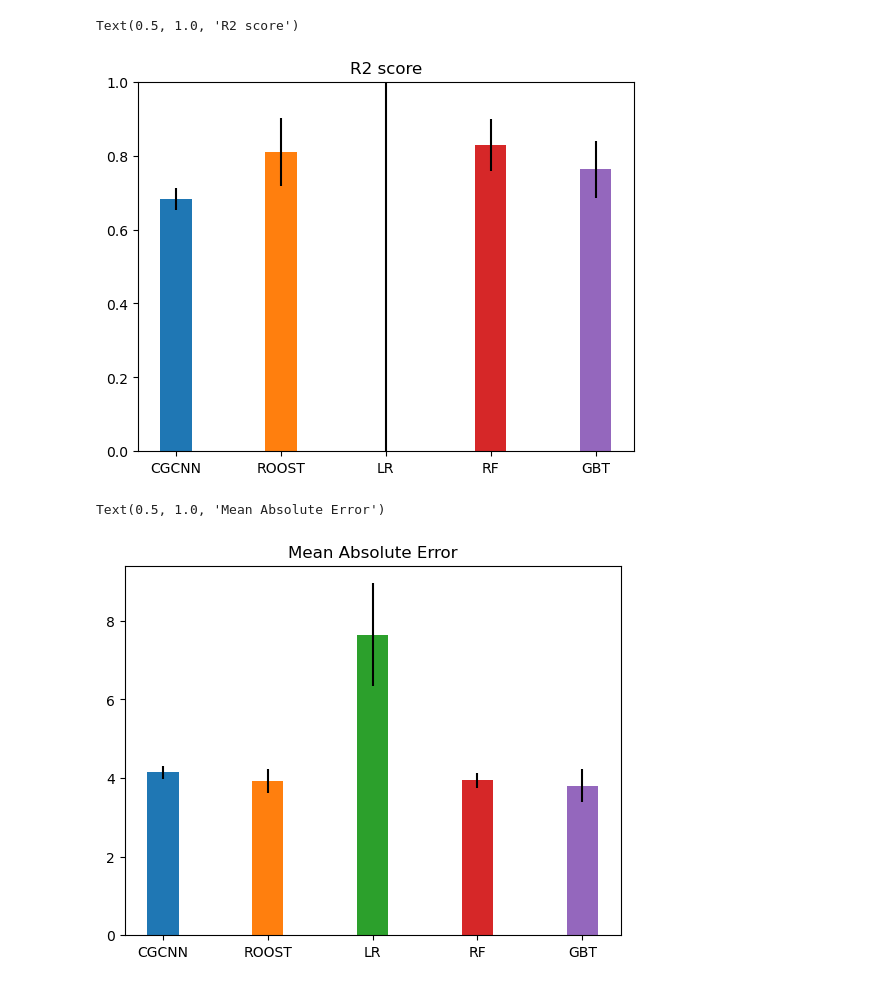
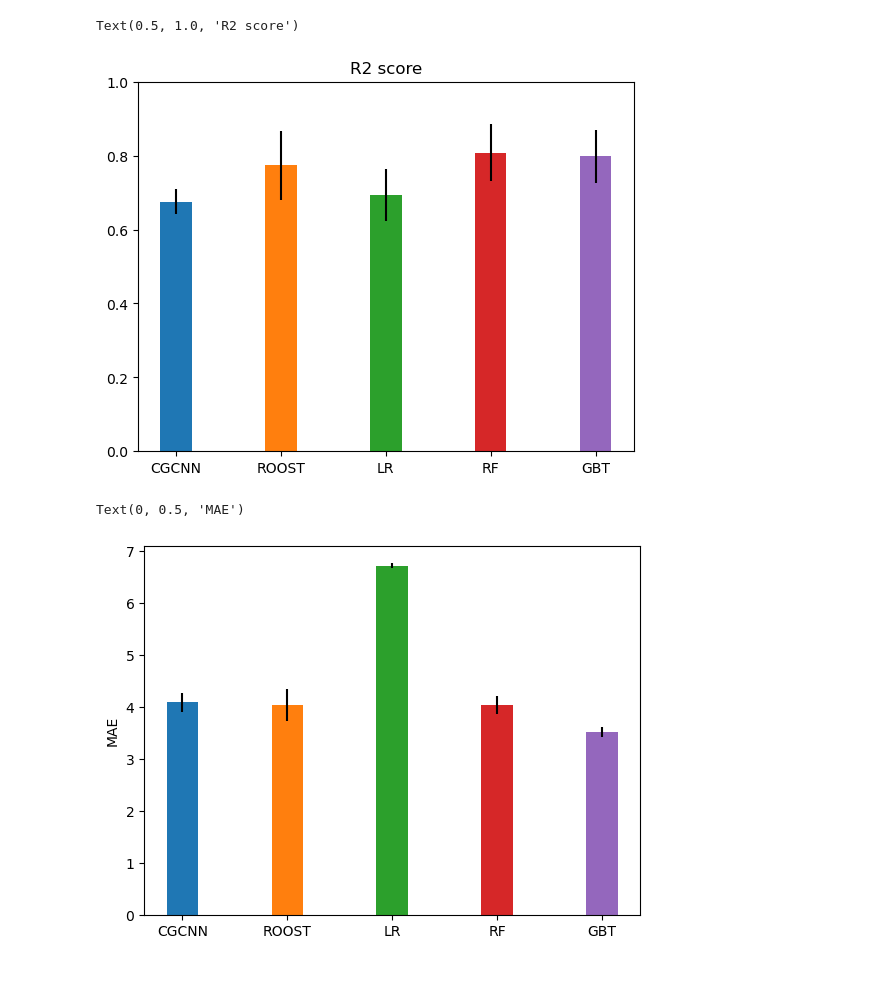
Before and after one commit to hongshuh/AI_superconductor, a Jupyter notebook: visualization.ipynb, the cells around one changed output. Cells and saved outputs as stored; diff of their text form; code cells hidden in the pictures.

```diff
--- a/visualization.ipynb
+++ b/visualization.ipynb
@@ -16,7 +16,7 @@ mae_roost=[]
 mae_lr = []
 mae_rf = []
 mae_gbt = []
-for i in (3,2,1):
+for i in (1,2):
     cgcnn_result = pd.read_csv(f'./cgcnn_result/test_results_{i}.csv',header=None)
     roost_result = pd.read_csv(f'./roost/roost_result{i}.csv')
     lr_result = pd.read_csv(f'./lr_result/lr_result{i}')
@@ -66,23 +88,25 @@ plt.ylim(0,1)
 plt.title("R2 score")
 # %% [output]
 Text(0.5, 1.0, 'R2 score')
-[figure, old version]
+[figure, new version]
 # %%
 mae_std_cgcnn = np.std(mae_cgcnn)
 mae_std_roost = np.std(mae_roost)
 mae_std_lr = np.std(mae_lr)
 mae_std_rf = np.std(mae_rf)
 mae_std_gbt = np.std(mae_gbt)
 
 
 
 
 plt.bar('CGCNN',np.mean(mae_cgcnn),width=0.3,yerr = mae_std_cgcnn)
 plt.bar('ROOST',np.mean(mae_roost),width=0.3,yerr = mae_std_roost)
 plt.bar('LR',np.mean(mae_lr),width=0.3,yerr = mae_std_lr)
 plt.bar('RF',np.mean(mae_rf),width=0.3,yerr = mae_std_rf)
 plt.bar('GBT',np.mean(mae_gbt),width=0.3,yerr = mae_std_gbt)
-plt.title("Mean Absolute Error")
+
+plt.ylabel('MAE')
+# plt.title("Mean Absolute Error")
 # %% [output]
-Text(0.5, 1.0, 'Mean Absolute Error')
+Text(0, 0.5, 'MAE')
-[figure, old version]
+[figure, new version]
```
Also changed, not shown: parts of 2 cells of this notebook, 14 other files.
